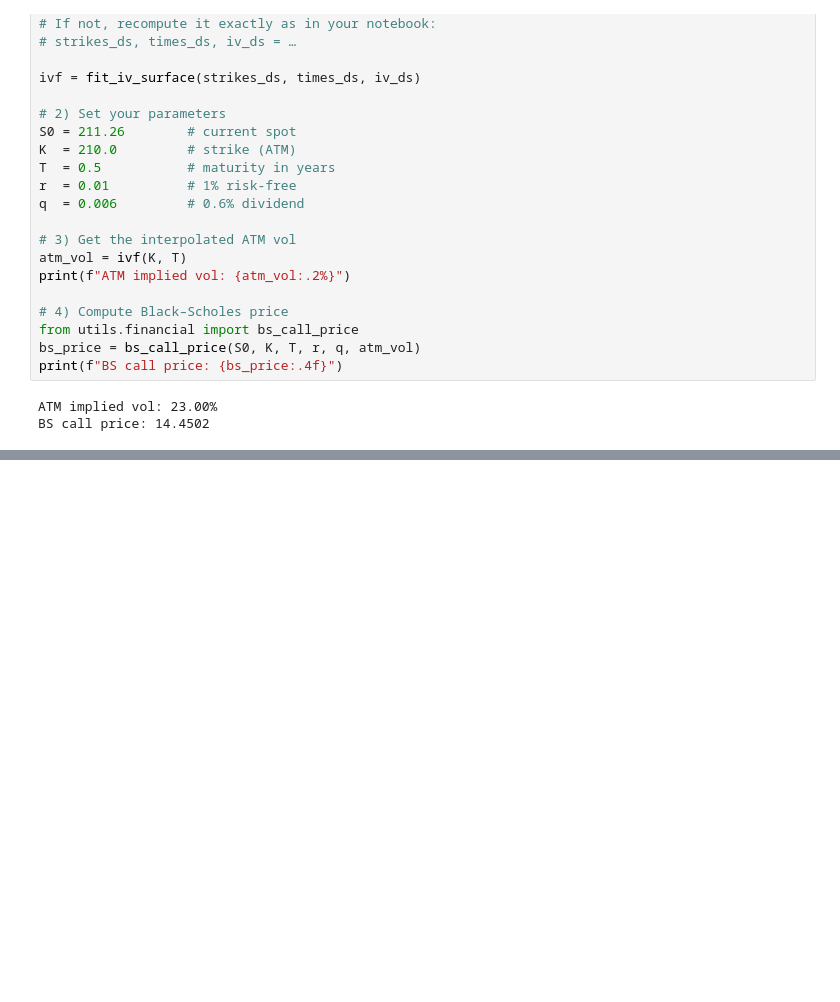
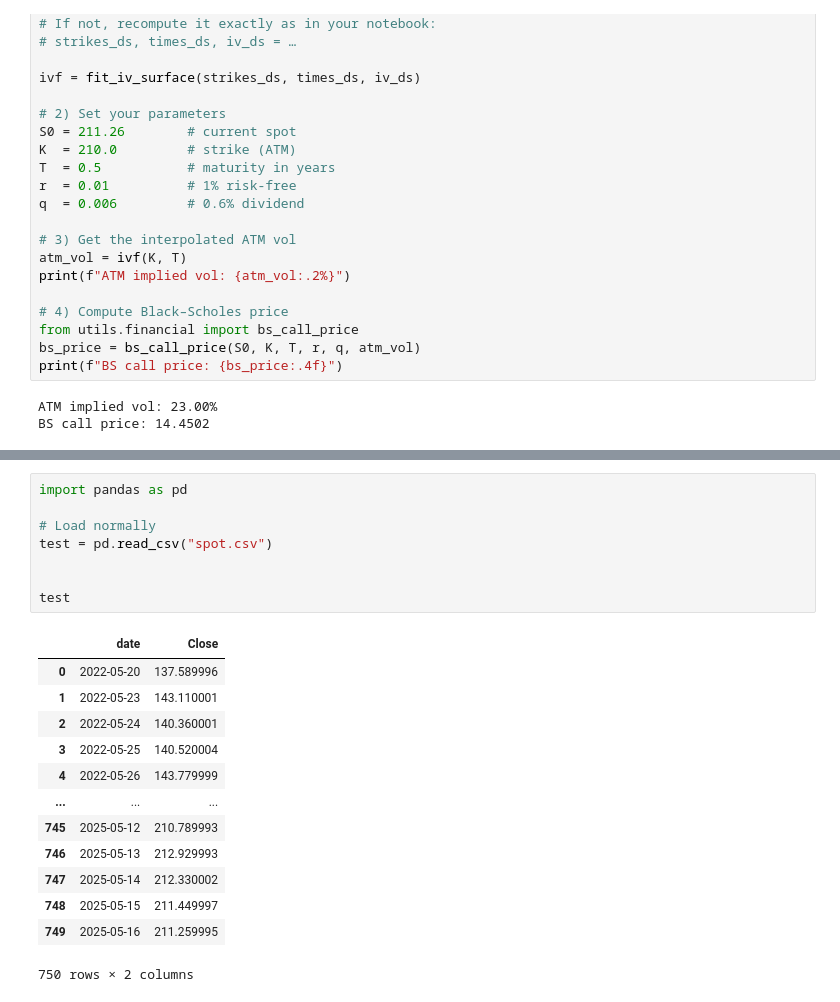
Before and after one commit to FallenElias/LSV-PRICER, a Jupyter notebook: testing.ipynb, the cells around one changed output, grey strips where cells are left out. Drawn from its saved outputs; the diff is of its cells as text; blank space fills up the shorter version.

```diff
--- a/testing.ipynb
+++ b/testing.ipynb
@@ -681,0 +723,22 @@ BS call price: 14.4502
+# %%
+import pandas as pd
+
+# Load normally
+test = pd.read_csv("spot.csv")
+
+
+test
+# %% [output]
+|  | date | Close |
+| 0 | 2022-05-20 | 137.589996 |
+| 1 | 2022-05-23 | 143.110001 |
+| 2 | 2022-05-24 | 140.360001 |
+| 3 | 2022-05-25 | 140.520004 |
+| 4 | 2022-05-26 | 143.779999 |
+| ... | ... | ... |
+| 745 | 2025-05-12 | 210.789993 |
+| 746 | 2025-05-13 | 212.929993 |
+| 747 | 2025-05-14 | 212.330002 |
+| 748 | 2025-05-15 | 211.449997 |
+| 749 | 2025-05-16 | 211.259995 |
+750 rows × 2 columns
```
Also changed, not shown: parts of 3 cells of this notebook, 4 other files.
